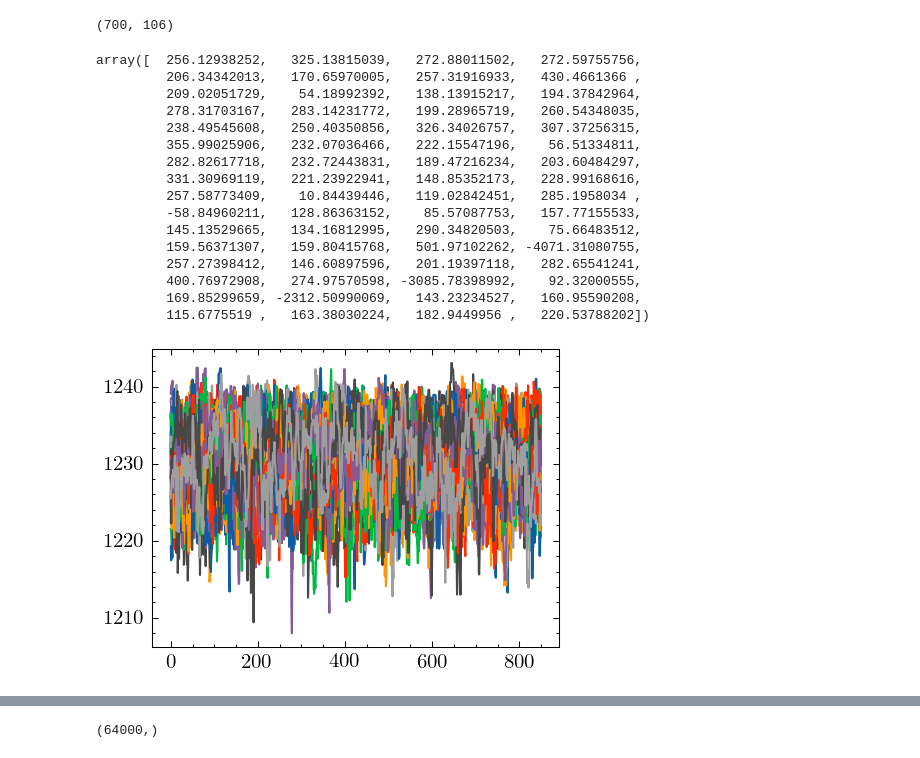
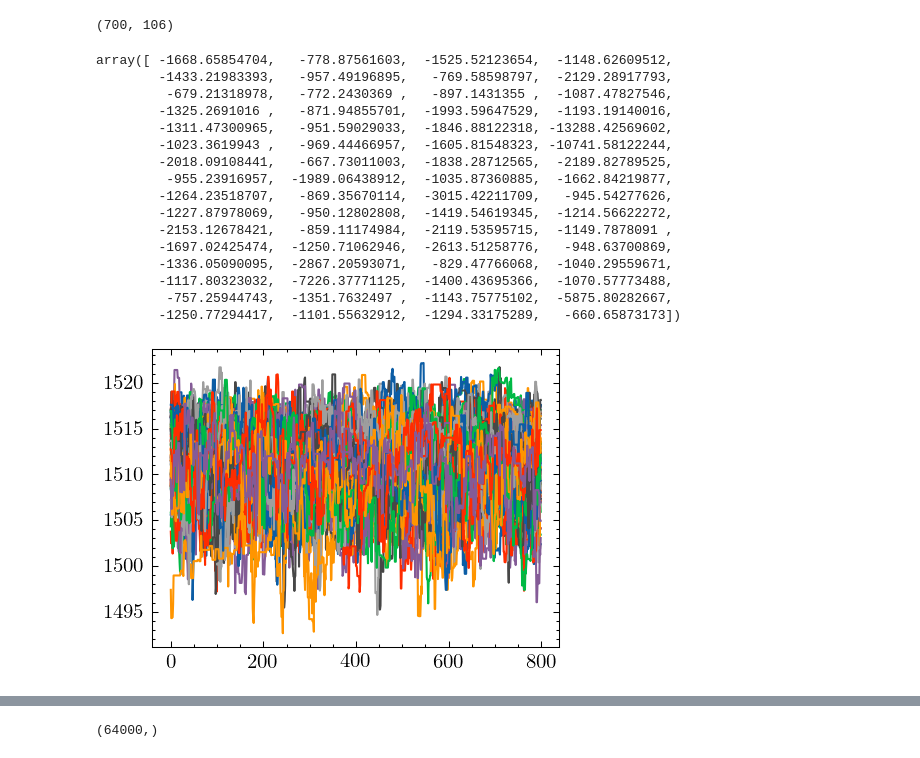
Before and after one commit to odell/r-matrix-emulation, a Jupyter notebook: 3he4he/Analyze No GP Uncertainty Priors.ipynb, the cells around one changed output, grey strips where cells are left out. Drawn from its saved outputs; the diff is of its cells as text; code cells hidden in the pictures.

Commit message:
Trims the emulator (Kondo style). Sets up a test of R-matrix parameters only - no normalization factors.

```diff
--- a/3he4he/Analyze No GP Uncertainty Priors.ipynb
+++ b/3he4he/Analyze No GP Uncertainty Priors.ipynb
@@ -29,7 +29,7 @@ h = 3
 
 plt.rcParams['figure.dpi'] = 150
 # %%
-b = emcee.backends.HDFBackend('emulators/backends/eps_1.0000e-02_ntrain_700_fat_0.3.h5')
+b = emcee.backends.HDFBackend('emulators/backends/eps_1.0000e-02_ntrain_700_fat_0.3_no_gp_var.h5')
 
 with open('emulators/emu_eps_1.0000e-02_ntrain_700_fat_0.3.pkl', 'rb') as f:
     emu = pickle.load(f)
@@ -44,31 +44,31 @@ lnp = b.get_log_prob()
 # %%
 lnp[0]
 # %% [output]
-array([  256.12938252,   325.13815039,   272.88011502,   272.59755756,
-         206.34342013,   170.65970005,   257.31916933,   430.4661366 ,
-         209.02051729,    54.18992392,   138.13915217,   194.37842964,
-         278.31703167,   283.14231772,   199.28965719,   260.54348035,
-         238.49545608,   250.40350856,   326.34026757,   307.37256315,
-         355.99025906,   232.07036466,   222.15547196,    56.51334811,
-         282.82617718,   232.72443831,   189.47216234,   203.60484297,
-         331.30969119,   221.23922941,   148.85352173,   228.99168616,
-         257.58773409,    10.84439446,   119.02842451,   285.1958034 ,
-         -58.84960211,   128.86363152,    85.57087753,   157.77155533,
-         145.13529665,   134.16812995,   290.34820503,    75.66483512,
-         159.56371307,   159.80415768,   501.97102262, -4071.31080755,
-         257.27398412,   146.60897596,   201.19397118,   282.65541241,
-         400.76972908,   274.97570598, -3085.78398992,    92.32000555,
-         169.85299659, -2312.50990069,   143.23234527,   160.95590208,
-         115.6775519 ,   163.38030224,   182.9449956 ,   220.53788202])
+array([ -1668.65854704,   -778.87561603,  -1525.52123654,  -1148.62609512,
+        -1433.21983393,   -957.49196895,   -769.58598797,  -2129.28917793,
+         -679.21318978,   -772.2430369 ,   -897.1431355 ,  -1087.47827546,
+        -1325.2691016 ,   -871.94855701,  -1993.59647529,  -1193.19140016,
+        -1311.47300965,   -951.59029033,  -1846.88122318, -13288.42569602,
+        -1023.3619943 ,   -969.44466957,  -1605.81548323, -10741.58122244,
+        -2018.09108441,   -667.73011003,  -1838.28712565,  -2189.82789525,
+         -955.23916957,  -1989.06438912,  -1035.87360885,  -1662.84219877,
+        -1264.23518707,   -869.35670114,  -3015.42211709,   -945.54277626,
+        -1227.87978069,   -950.12802808,  -1419.54619345,  -1214.56622272,
+        -2153.12678421,   -859.11174984,  -2119.53595715,  -1149.7878091 ,
+        -1697.02425474,  -1250.71062946,  -2613.51258776,   -948.63700869,
+        -1336.05090095,  -2867.20593071,   -829.47766068,  -1040.29559671,
+        -1117.80323032,  -7226.37771125,  -1400.43695366,  -1070.57773488,
+         -757.25944743,  -1351.7632497 ,  -1143.75775102,  -5875.80282667,
+        -1250.77294417,  -1101.55632912,  -1294.33175289,   -660.65873173])
 # %%
-nb = 150
-cutoff = 1100
+nb = 200
+cutoff = 1491
 
 ii = np.where(np.min(lnp[nb:, :], axis=0) > cutoff)[0]
 
 plt.plot(lnp[nb:, ii]);
 # %% [output]
-[figure, old version]
+[figure, new version]
 # %%
 design_chain = np.load('datfiles/fat_0.3_posterior_chain.npy')
 
```
Also changed, not shown: parts of 12 cells of this notebook, 18 other files.
